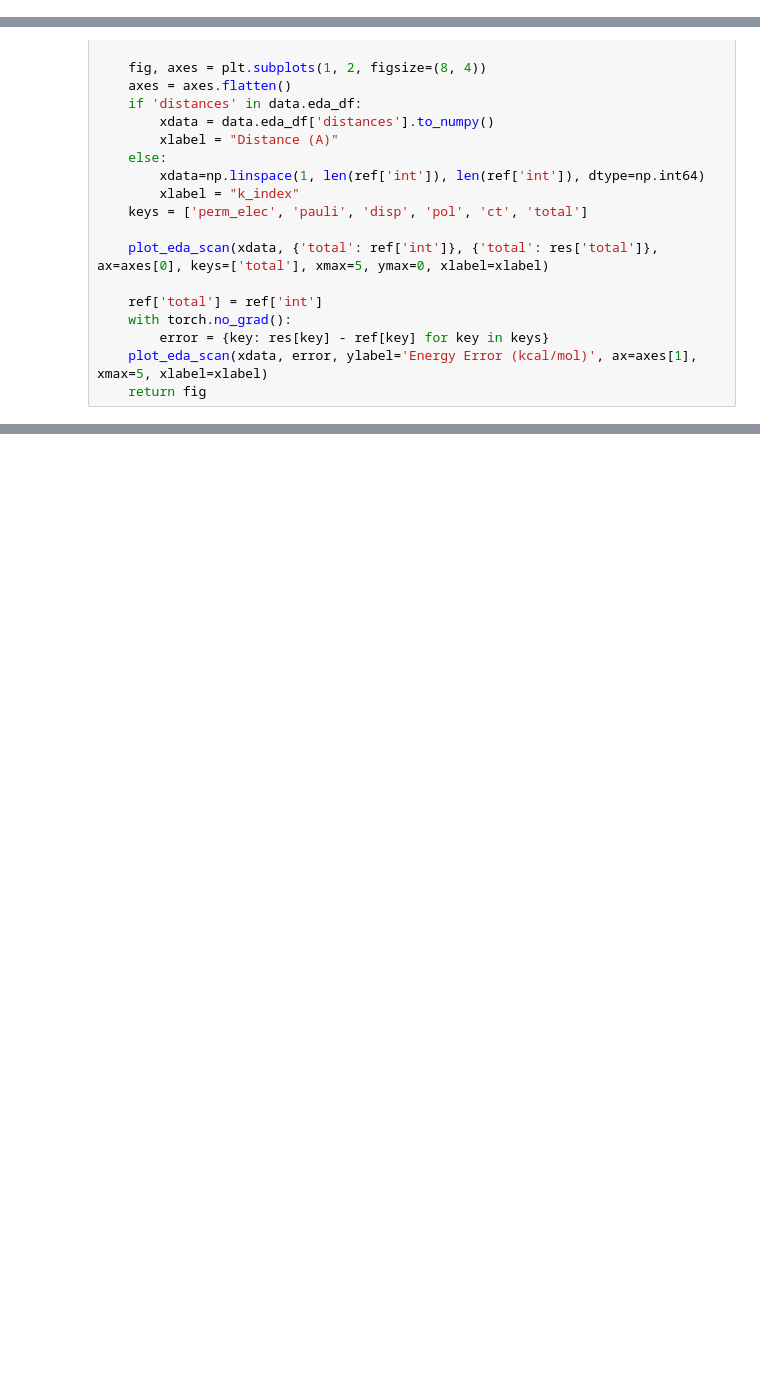
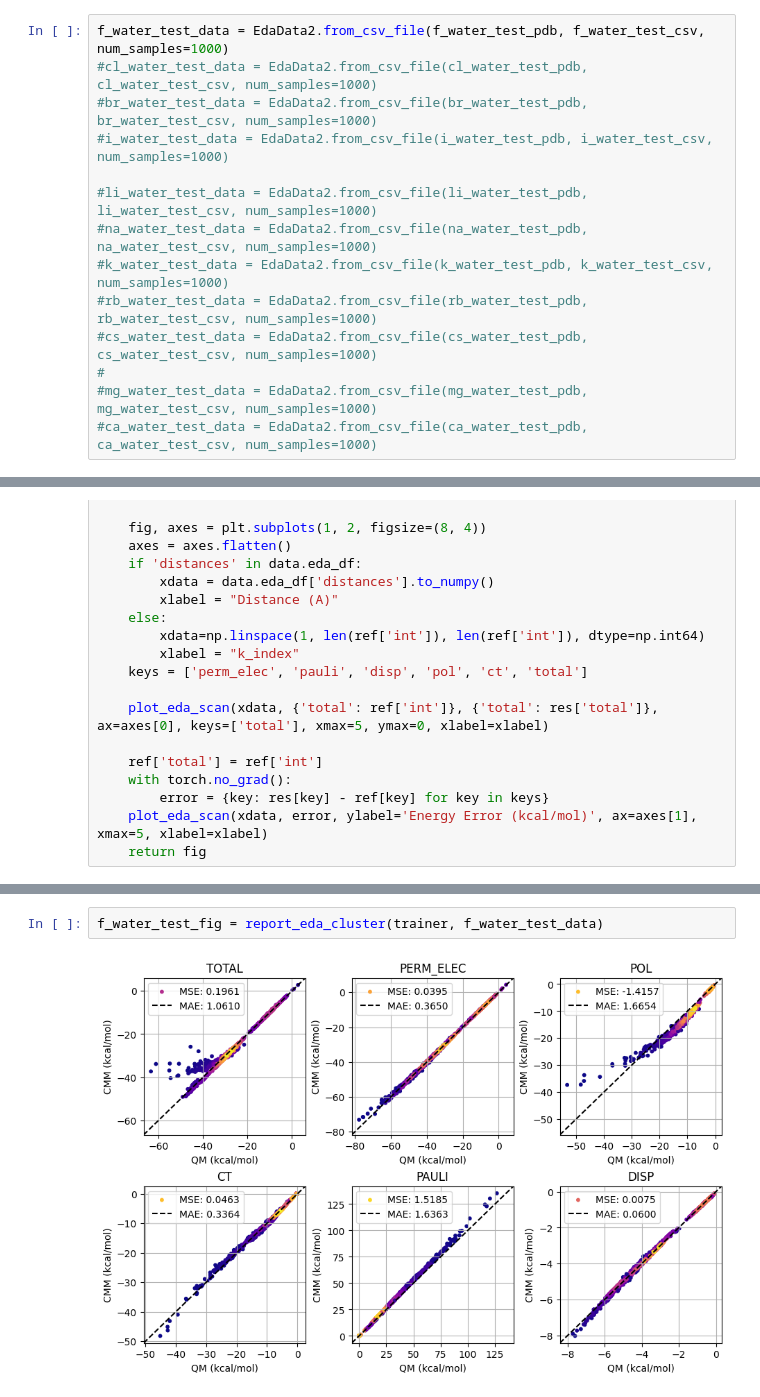
Before and after one commit to Ericwang6/pyCMM, a Jupyter notebook: notebooks/ion_water_analysis.ipynb, the cells around one changed output, grey strips where cells are left out. Cells and saved outputs as stored; diff of their text form; blank space fills up the shorter version.

```diff
--- a/notebooks/ion_water_analysis.ipynb
+++ b/notebooks/ion_water_analysis.ipynb
@@ -72,0 +99,14 @@ na_water_scan_data = EdaData2.from_csv_file(na_water_scan_pdb, na_water_scan_csv
+# %%
+f_water_test_data = EdaData2.from_csv_file(f_water_test_pdb, f_water_test_csv, num_samples=1000)
+#cl_water_test_data = EdaData2.from_csv_file(cl_water_test_pdb, cl_water_test_csv, num_samples=1000)
+#br_water_test_data = EdaData2.from_csv_file(br_water_test_pdb, br_water_test_csv, num_samples=1000)
+#i_water_test_data = EdaData2.from_csv_file(i_water_test_pdb, i_water_test_csv, num_samples=1000)
+
+#li_water_test_data = EdaData2.from_csv_file(li_water_test_pdb, li_water_test_csv, num_samples=1000)
+#na_water_test_data = EdaData2.from_csv_file(na_water_test_pdb, na_water_test_csv, num_samples=1000)
+#k_water_test_data = EdaData2.from_csv_file(k_water_test_pdb, k_water_test_csv, num_samples=1000)
+#rb_water_test_data = EdaData2.from_csv_file(rb_water_test_pdb, rb_water_test_csv, num_samples=1000)
+#cs_water_test_data = EdaData2.from_csv_file(cs_water_test_pdb, cs_water_test_csv, num_samples=1000)
+#
+#mg_water_test_data = EdaData2.from_csv_file(mg_water_test_pdb, mg_water_test_csv, num_samples=1000)
+#ca_water_test_data = EdaData2.from_csv_file(ca_water_test_pdb, ca_water_test_csv, num_samples=1000)
@@ -132,3 +186,7 @@ na_water_scan_fig = report_eda_scan(trainer, na_water_scan_data)
+# %%
+f_water_test_fig = report_eda_cluster(trainer, f_water_test_data)
+# %% [output]
+[figure, added]
 # %%
 na_cl_scan_fig = report_eda_scan(trainer, na_cl_scan_data)
 # %% [output]
```
Also changed, not shown: parts of 9 cells of this notebook, 1 other file.
